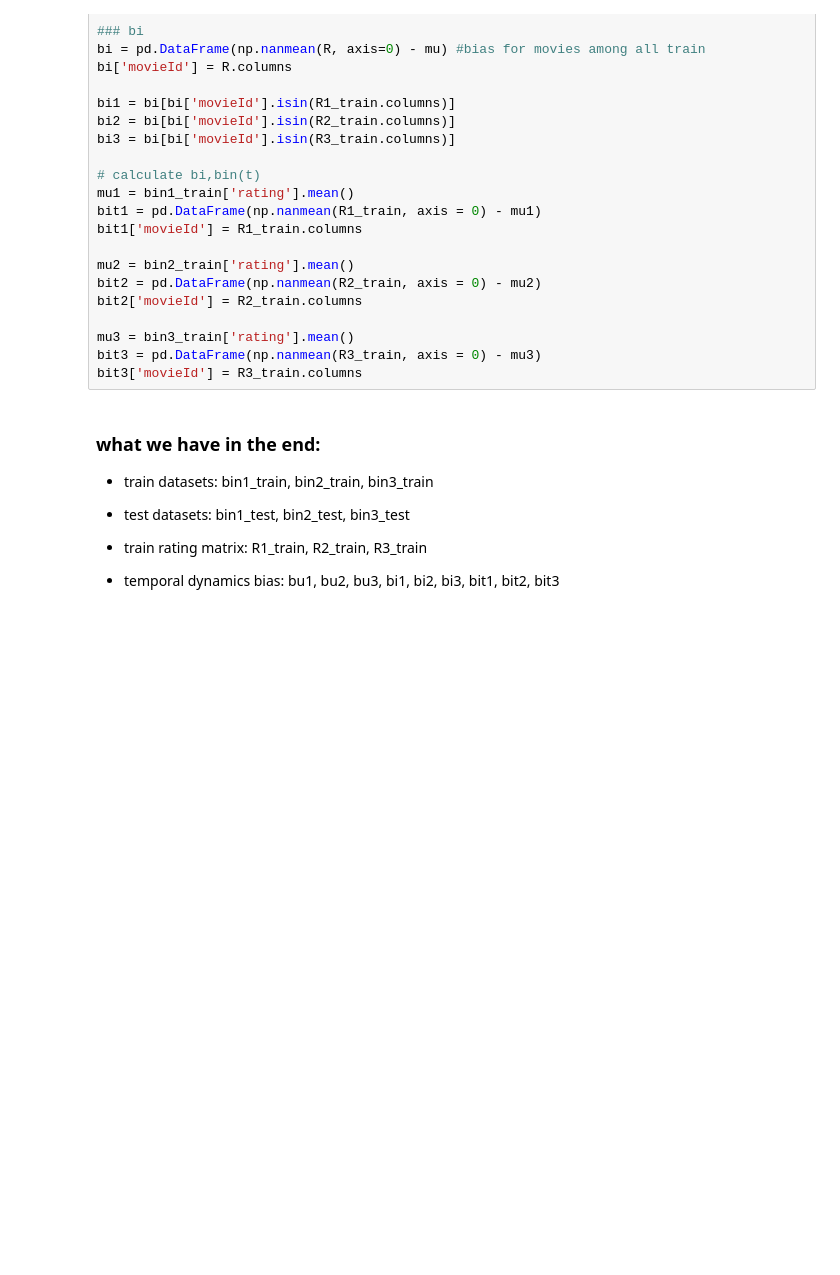
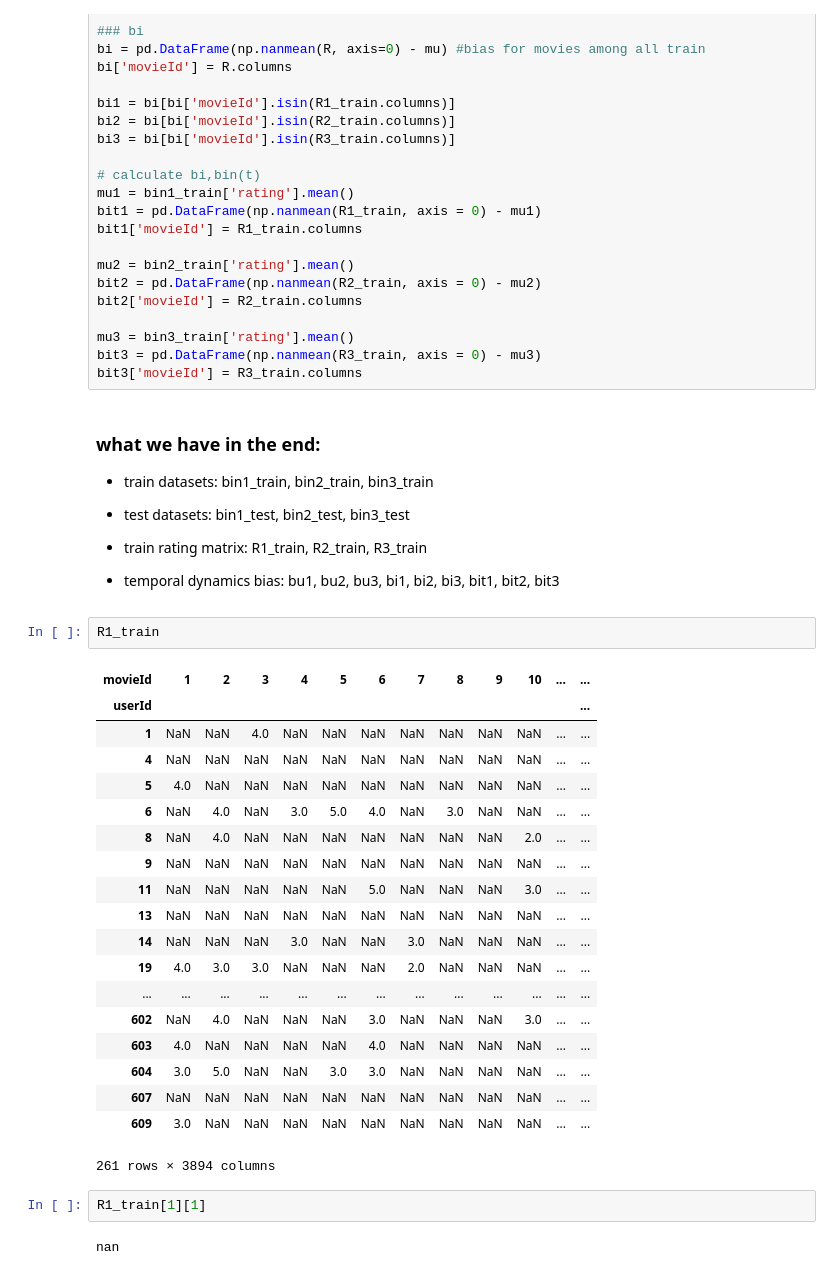
Before and after one commit to TZstatsADS/fall2019-project4-sec1-grp5, a Jupyter notebook: lib/TrainTestSplit&BuBi.ipynb, the cells around one changed output. Drawn from its saved outputs; the diff is of its cells as text; blank space fills up the shorter version.

```diff
--- a/lib/TrainTestSplit&BuBi.ipynb
+++ b/lib/TrainTestSplit&BuBi.ipynb
@@ -110,3 +110,29 @@ bit3['movieId'] = R3_train.columns
 - train rating matrix: R1_train, R2_train, R3_train
 
 - temporal dynamics bias: bu1, bu2, bu3, bi1, bi2, bi3, bit1, bit2, bit3
+# %%
+R1_train
+# %% [output]
+| movieId | 1 | 2 | 3 | 4 | 5 | 6 | 7 | 8 | 9 | 10 | ... | ... |
+| userId |  |  |  |  |  |  |  |  |  |  |  | ... |
+| 1 | NaN | NaN | 4.0 | NaN | NaN | NaN | NaN | NaN | NaN | NaN | ... | ... |
+| 4 | NaN | NaN | NaN | NaN | NaN | NaN | NaN | NaN | NaN | NaN | ... | ... |
+| 5 | 4.0 | NaN | NaN | NaN | NaN | NaN | NaN | NaN | NaN | NaN | ... | ... |
+| 6 | NaN | 4.0 | NaN | 3.0 | 5.0 | 4.0 | NaN | 3.0 | NaN | NaN | ... | ... |
+| 8 | NaN | 4.0 | NaN | NaN | NaN | NaN | NaN | NaN | NaN | 2.0 | ... | ... |
+| 9 | NaN | NaN | NaN | NaN | NaN | NaN | NaN | NaN | NaN | NaN | ... | ... |
+| 11 | NaN | NaN | NaN | NaN | NaN | 5.0 | NaN | NaN | NaN | 3.0 | ... | ... |
+| 13 | NaN | NaN | NaN | NaN | NaN | NaN | NaN | NaN | NaN | NaN | ... | ... |
+| 14 | NaN | NaN | NaN | 3.0 | NaN | NaN | 3.0 | NaN | NaN | NaN | ... | ... |
+| 19 | 4.0 | 3.0 | 3.0 | NaN | NaN | NaN | 2.0 | NaN | NaN | NaN | ... | ... |
+| ... | ... | ... | ... | ... | ... | ... | ... | ... | ... | ... | ... | ... |
+| 602 | NaN | 4.0 | NaN | NaN | NaN | 3.0 | NaN | NaN | NaN | 3.0 | ... | ... |
+| 603 | 4.0 | NaN | NaN | NaN | NaN | 4.0 | NaN | NaN | NaN | NaN | ... | ... |
+| 604 | 3.0 | 5.0 | NaN | NaN | 3.0 | 3.0 | NaN | NaN | NaN | NaN | ... | ... |
+| 607 | NaN | NaN | NaN | NaN | NaN | NaN | NaN | NaN | NaN | NaN | ... | ... |
+| 609 | 3.0 | NaN | NaN | NaN | NaN | NaN | NaN | NaN | NaN | NaN | ... | ... |
+261 rows × 3894 columns
+# %%
+R1_train[1][1]
+# %% [output]
+nan
```
Also changed, not shown: parts of 1 cell of this notebook.
